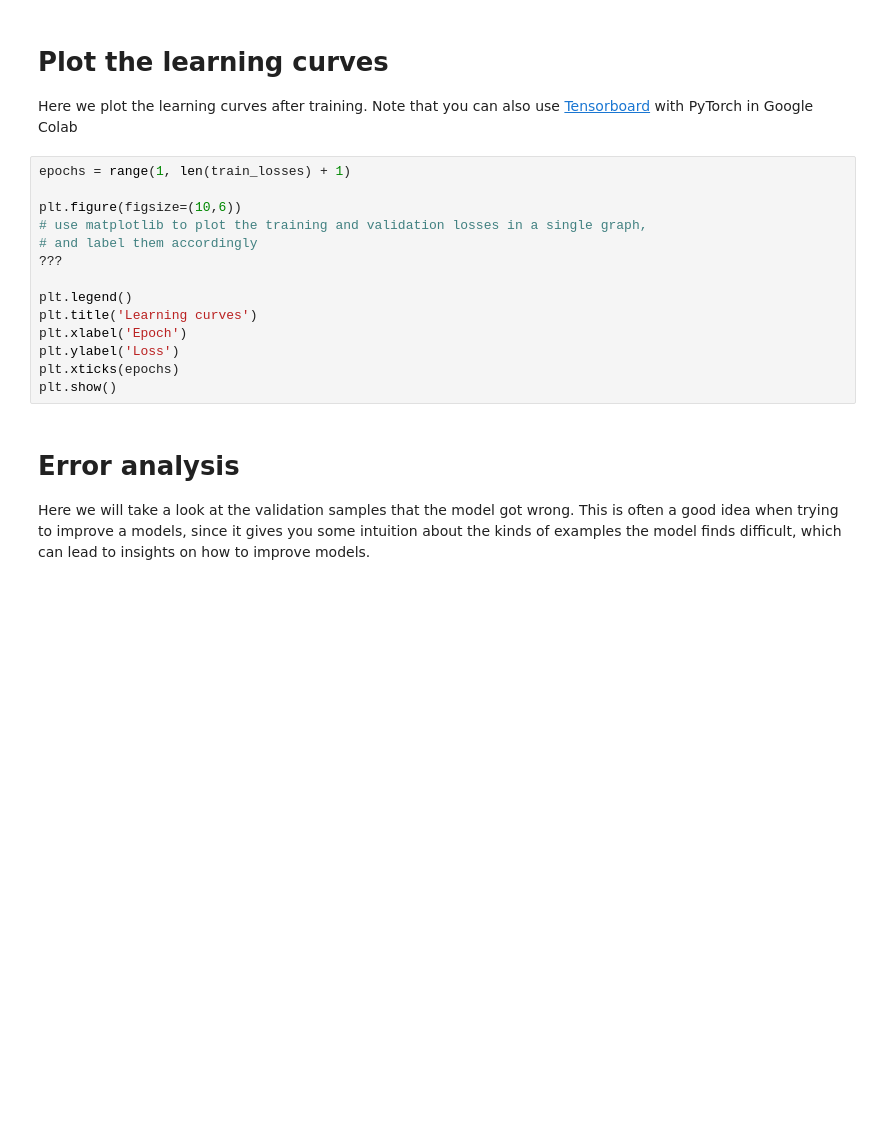
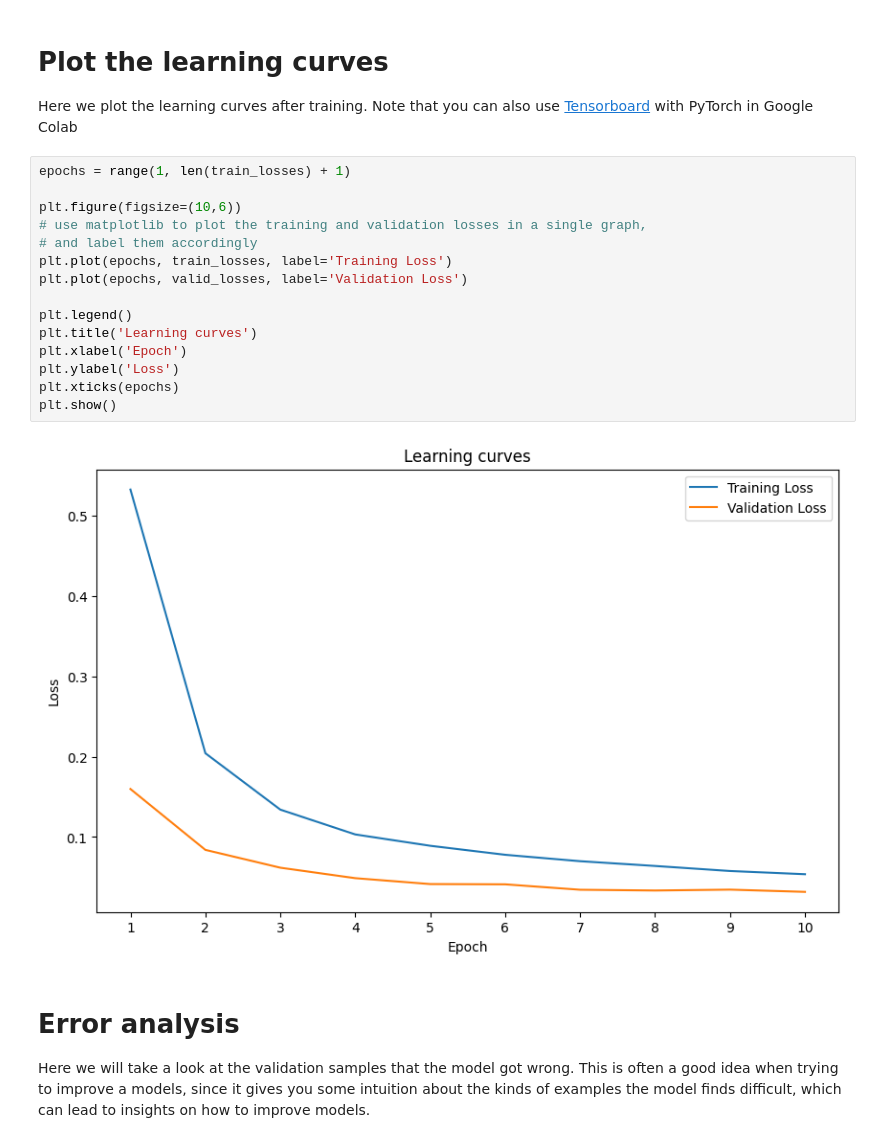
Before and after one commit to RafaDom02/APPSIV, a Jupyter notebook: [UAM_APPSIV]_Image_Classification_(1).ipynb, the cells around one changed output. Cells and saved outputs as stored; diff of their text form; blank space fills up the shorter version.

Commit message:
Codigo de la clasificacion de imagenes

```diff
--- a/[UAM_APPSIV]_Image_Classification_(1).ipynb
+++ b/[UAM_APPSIV]_Image_Classification_(1).ipynb
@@ -466,17 +466,20 @@ Here we plot the learning curves after training. Note that you can also use [Ten
 # %%
 epochs = range(1, len(train_losses) + 1)
 
 plt.figure(figsize=(10,6))
 # use matplotlib to plot the training and validation losses in a single graph,
 # and label them accordingly
-???
+plt.plot(epochs, train_losses, label='Training Loss')
+plt.plot(epochs, valid_losses, label='Validation Loss')
 
 plt.legend()
 plt.title('Learning curves')
 plt.xlabel('Epoch')
 plt.ylabel('Loss')
 plt.xticks(epochs)
 plt.show()
+# %% [output]
+[figure, added]
 # %% [markdown]
 # Error analysis
 
```
Also changed, not shown: parts of 14 cells of this notebook, 1 other file.
